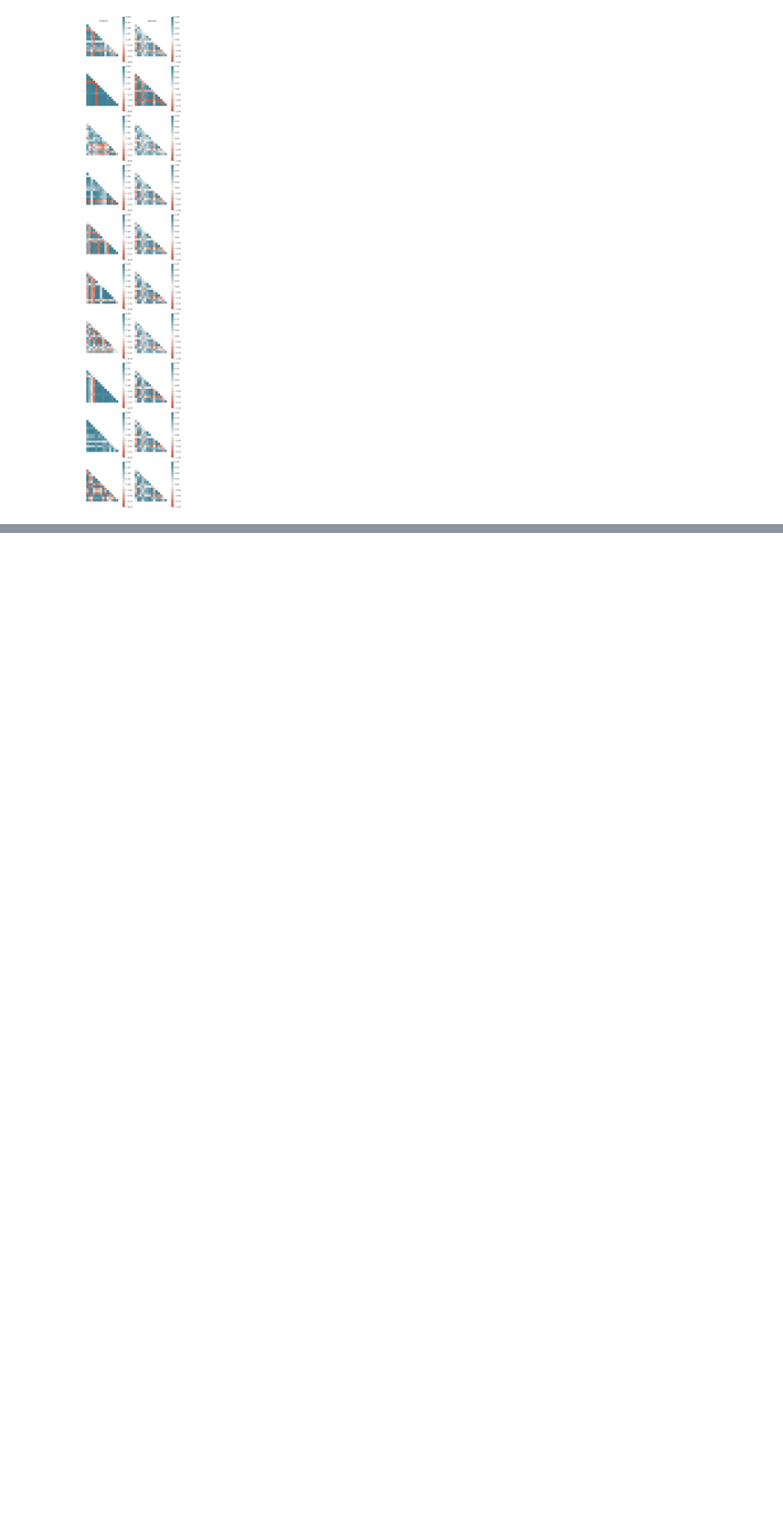
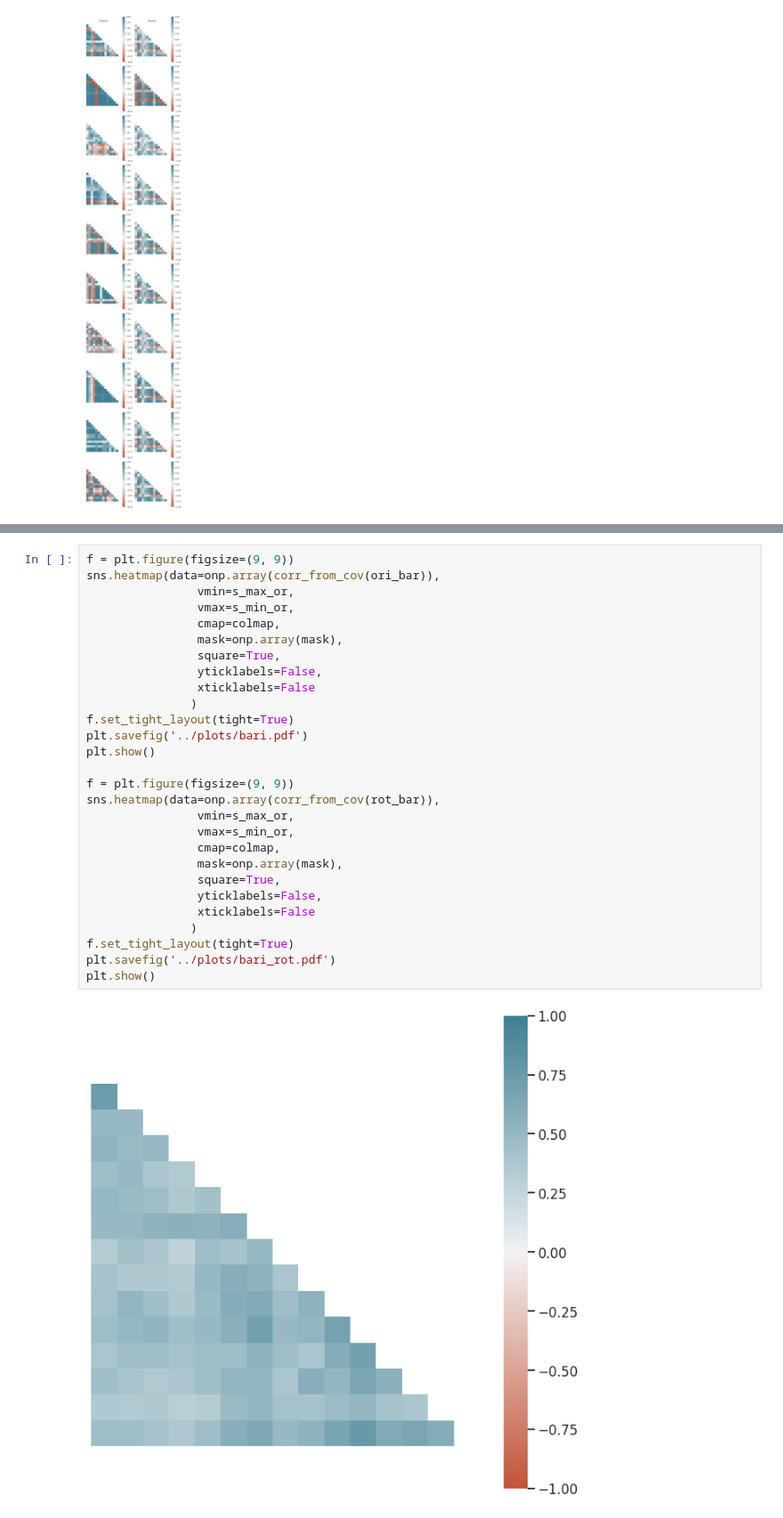
Before and after one commit to jschiavon/spd_alignment, a Jupyter notebook: notebooks/Test_on_matrices.ipynb, the cells around one changed output, grey strips where cells are left out. Shown: that part at 89% size. Drawn from its saved outputs; the diff is of its cells as text; blank space fills up the shorter version.

```diff
--- a/notebooks/Test_on_matrices.ipynb
+++ b/notebooks/Test_on_matrices.ipynb
@@ -203,0 +288,30 @@ Optimization completed. 9 iterations in 0.867 s
+# %%
+f = plt.figure(figsize=(9, 9))
+sns.heatmap(data=onp.array(corr_from_cov(ori_bar)),
+                vmin=s_max_or,
+                vmax=s_min_or,
+                cmap=colmap,
+                mask=onp.array(mask),
+                square=True,
+                yticklabels=False,
+                xticklabels=False
+               )
+f.set_tight_layout(tight=True)
+plt.savefig('../plots/bari.pdf')
+plt.show()
+
+f = plt.figure(figsize=(9, 9))
+sns.heatmap(data=onp.array(corr_from_cov(rot_bar)),
+                vmin=s_max_or,
+                vmax=s_min_or,
+                cmap=colmap,
+                mask=onp.array(mask),
+                square=True,
+                yticklabels=False,
+                xticklabels=False
+               )
+f.set_tight_layout(tight=True)
+plt.savefig('../plots/bari_rot.pdf')
+plt.show()
+# %% [output]
+[figure, added]
```
Also changed, not shown: parts of 5 cells of this notebook, 4 other files.
